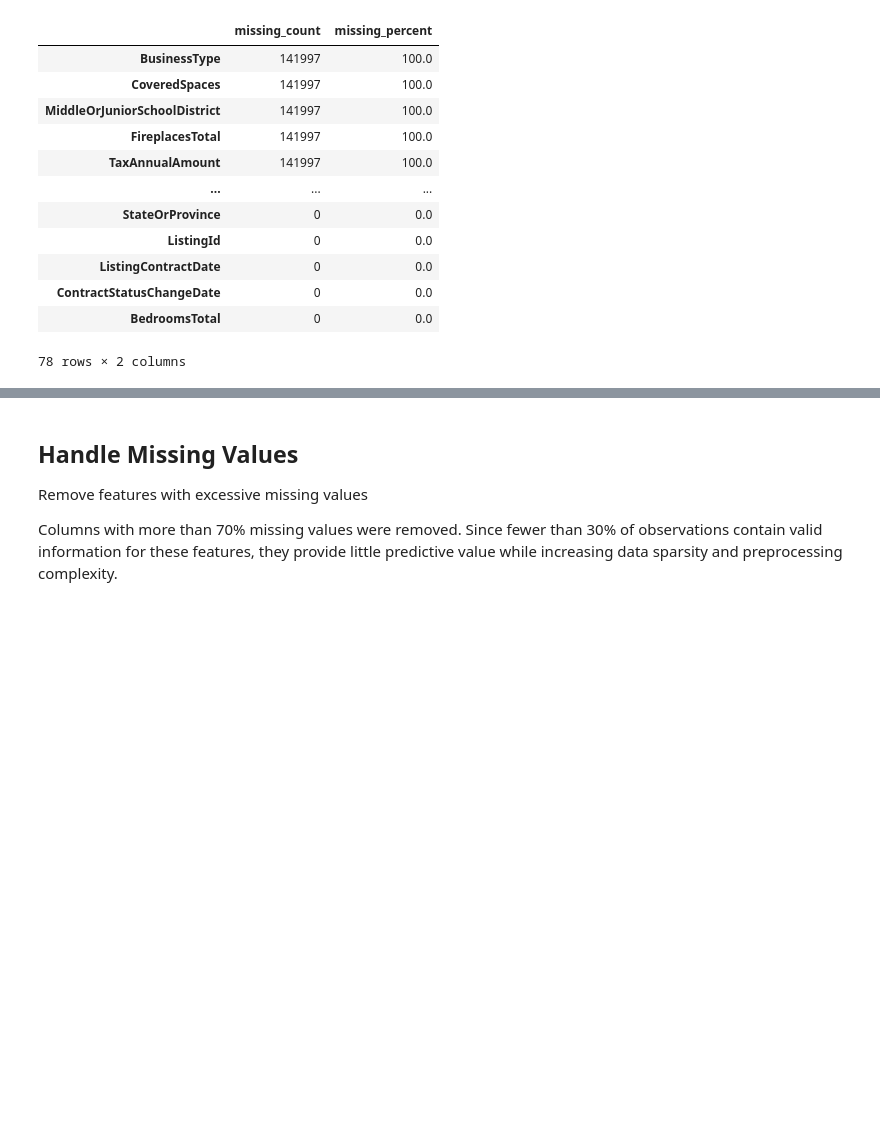
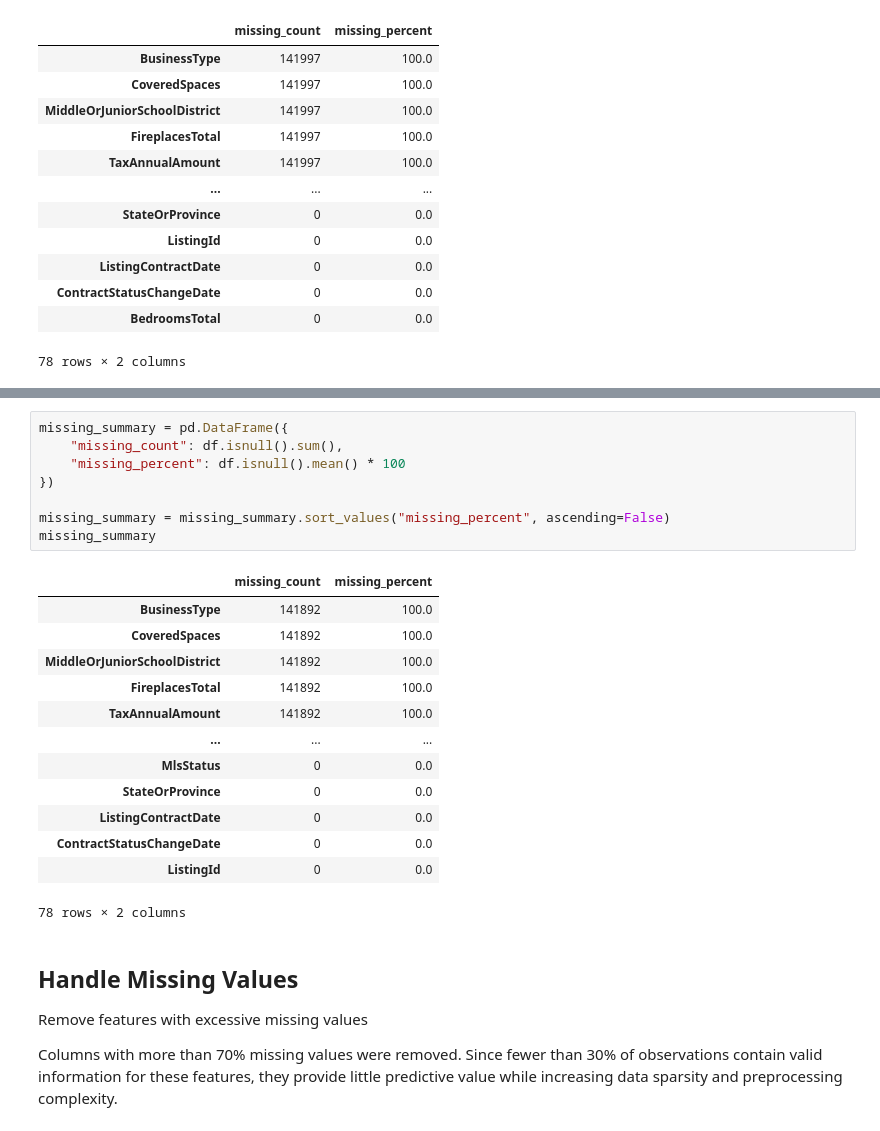
Before and after one commit to sammydyx/IDXExchange-Data-Science, a Jupyter notebook: week3/02_preprocessing.ipynb, the cells around one changed output, grey strips where cells are left out. Cells and saved outputs as stored; diff of their text form; blank space fills up the shorter version.

```diff
--- a/week3/02_preprocessing.ipynb
+++ b/week3/02_preprocessing.ipynb
@@ -63,3 +173,25 @@ missing_summary
+# %%
+missing_summary = pd.DataFrame({
+    "missing_count": df.isnull().sum(),
+    "missing_percent": df.isnull().mean() * 100
+})
+
+missing_summary = missing_summary.sort_values("missing_percent", ascending=False)
+missing_summary
+# %% [output]
+|  | missing_count | missing_percent |
+| BusinessType | 141892 | 100.0 |
+| CoveredSpaces | 141892 | 100.0 |
+| MiddleOrJuniorSchoolDistrict | 141892 | 100.0 |
+| FireplacesTotal | 141892 | 100.0 |
+| TaxAnnualAmount | 141892 | 100.0 |
+| ... | ... | ... |
+| MlsStatus | 0 | 0.0 |
+| StateOrProvince | 0 | 0.0 |
+| ListingContractDate | 0 | 0.0 |
+| ContractStatusChangeDate | 0 | 0.0 |
+| ListingId | 0 | 0.0 |
+78 rows × 2 columns
 # %% [markdown]
 ## Handle Missing Values
 
```
Also changed, not shown: parts of 12 cells of this notebook, 2 other files.
